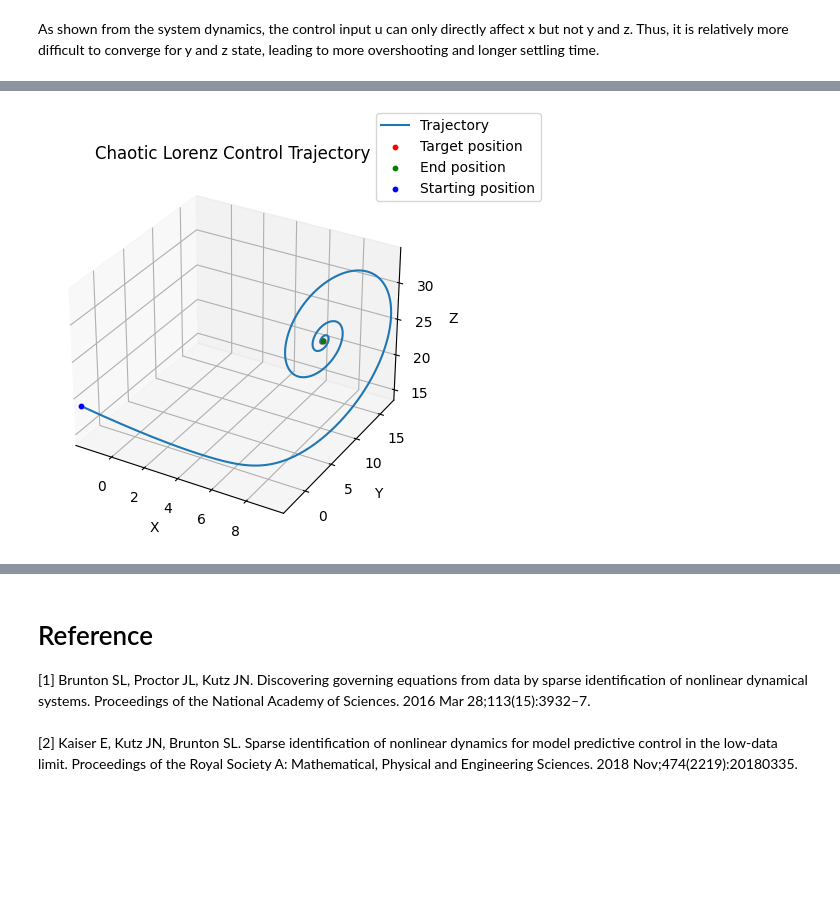
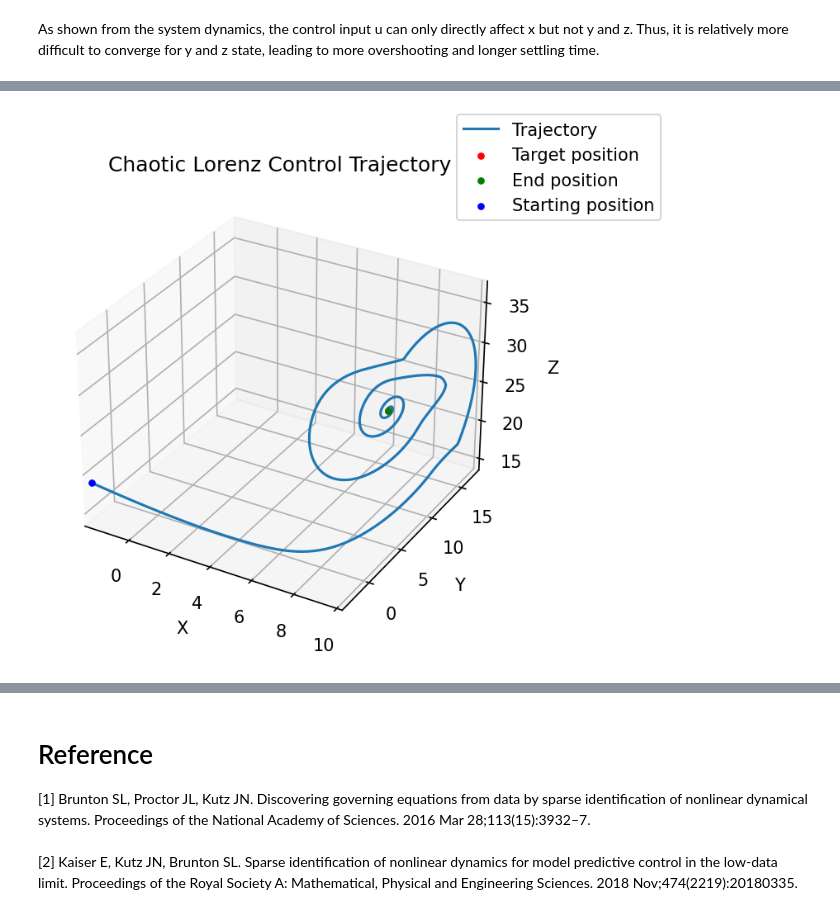
Before and after one commit to CyrusLiu20/Tutorial-SINDy-with-Model-Predictive-Control, a Jupyter notebook: PySINDy-MPC (SINDy with control).ipynb, the cells around one changed output, grey strips where cells are left out. Cells and saved outputs as stored; diff of their text form; code cells hidden in the pictures; blank space fills up the shorter version.

```diff
--- a/PySINDy-MPC (SINDy with control).ipynb
+++ b/PySINDy-MPC (SINDy with control).ipynb
@@ -220,11 +234,18 @@ system.train_data()
 system.model_fit()
 print("\nFull model coefficients")
 np.set_printoptions(threshold=np.inf, linewidth=300)
-print(system.model.coefficients())
+A_estimate = system.model.coefficients()
+A_true = np.array([[-sigma, sigma, 0.0, 1.0, 0.0, 0.0, 0.0, 0.0, 0.0, 0.0, 0.0, 0.0, 0.0, 0.0],
+                   [rho, -1.0, 0.0, 0.0, 0.0, 0.0, -1.0, 0.0, 0.0, 0.0, 0.0, 0.0, 0.0, 0.0],
+                   [0.0, 0.0, -beta, 0.0, 0.0, 1.0, 0.0, 0.0, 0.0, 0.0, 0.0, 0.0, 0.0, 0.0]])
+print(A_estimate)
 
-RHS = system.model.coefficients() @ states_mapped
+RHS_estimate = A_estimate @ states_mapped
+RHS_true = A_true @ states_mapped
+
 # Chaotic Lorenz system mapping from [x,y,z,u].T to [x,y,z]_dot.T
-f = ca.Function('f', [states, controls], [RHS])
+f_estimate = ca.Function('f_estimate', [states, controls], [RHS_estimate])
+f_true = ca.Function('f_true', [states, controls], [RHS_true])
 # %% [output]
 All terms in the feature library
 ['x0', 'x1', 'x2', 'x3', 'x0^2', 'x0 x1', 'x0 x2', 'x0 x3', 'x1^2', 'x1 x2', 'x1 x3', 'x2^2', 'x2 x3', 'x3^2']
@@ -248,6 +269,7 @@ The Runge-Kutta scheme is employed to forecast forthcoming states, which along w
 cost_fn = 0  # cost function
 g = X[:, 0] - P[:n_states]  # constraints in the equation
 
+skip_ratio = int(dt/dt_simulate)
 # Runge Kutta 4 numerical scheme
 for k in range(N):
     st = X[:, k]
@@ -258,13 +280,14 @@ for k in range(N):
         + (st - P[n_states:]).T @ Q @ (st - P[n_states:]) \
         + con.T @ R @ con
 
-    # Predict next state
     st_next = X[:, k+1]
-    k1 = f(st, con)
-    k2 = f(st + dt/2*k1, con)
-    k3 = f(st + dt/2*k2, con)
-    k4 = f(st + dt * k3, con)
-    st_next_RK4 = st + (dt / 6) * (k1 + 2 * k2 + 2 * k3 + k4)
+    for i in range(skip_ratio):
+        k1 = f_estimate(st, con)
+        k2 = f_estimate(st + dt_simulate/2*k1, con)
+        k3 = f_estimate(st + dt_simulate/2*k2, con)
+        k4 = f_estimate(st + dt_simulate * k3, con)
+        st_next_RK4 = st + (dt_simulate / 6) * (k1 + 2 * k2 + 2 * k3 + k4)
+        st = st_next_RK4
 
     g = ca.vertcat(g, st_next - st_next_RK4) # equality constraints
 # %% [markdown]
@@ -302,16 +325,16 @@ The constraints introduced in this notebook are arbitrarily chosen. Nevertheless
 lbx = ca.DM.zeros((n_states*(N+1) + n_controls*N, 1))
 ubx = ca.DM.zeros((n_states*(N+1) + n_controls*N, 1))
 
-lbx[0: n_states*(N+1): n_states] = -400     # X lower bound
+lbx[0: n_states*(N+1): n_states] = -10     # X lower bound
 lbx[1: n_states*(N+1): n_states] = -400     # Y lower bound
 lbx[2: n_states*(N+1): n_states] = -300     # z lower bound
 
 
-ubx[0: n_states*(N+1): n_states] = 400      # X upper bound
+ubx[0: n_states*(N+1): n_states] = 10      # X upper bound
 ubx[1: n_states*(N+1): n_states] = 400      # Y upper bound
 ubx[2: n_states*(N+1): n_states] = 500      # z upper bound
 
-lbx[n_states*(N+1):] = -200              # u lower bound for all u
+lbx[n_states*(N+1):] = -20              # u lower bound for all u
 ubx[n_states*(N+1):] = 200                # u upper bound for all u
 
 args = {
@@ -388,7 +413,7 @@ if __name__ == '__main__':
 
         states_hist, controls_hist, t_hist = store_history(states_hist,controls_hist,cost,X0,u_cat,t_hist,t0)
         X0 = ca.horzcat(X0[:, 1:],ca.reshape(X0[:, -1], -1, 1))
-        t0, states_init, u0 = next_timestep(dt, t0, states_init, u_cat, f)
+        t0, states_init, u0 = next_timestep(dt, t0, states_init, u_cat, f_true)
 
 
         t2 = time()
@@ -469,23 +494,24 @@ else:
 [interactive output not drawn]
 # %%
 # Final results
-fig = plt.figure(2)
-ax = fig.add_subplot(projection='3d')
+fig1 = plt.figure(2,dpi=150)
+
+ax = fig1.add_subplot(projection='3d')
 # Setting the axes properties
 ax.set_xlim3d([np.min(data_states[0,:]), np.max(data_states[0,:])])
 ax.set_xlabel('X')
 ax.set_ylim3d([np.min(data_states[1,:]), np.max(data_states[1,:])])
 ax.set_ylabel('Y')
 ax.set_zlim3d([np.min(data_states[2,:]), np.max(data_states[2,:])])
 ax.set_zlabel('Z')
 ax.set_title("Chaotic Lorenz Control Trajectory")
 ax.plot(data_states[0,:], data_states[1,:], data_states[2,:])
 ax.scatter(states_target[0], states_target[1], states_target[2], color='red', s=10)
 ax.scatter(data_states[0,-1], data_states[1,-1], data_states[2,-1], color='green', s=10)
 ax.scatter(data_states[0,0], data_states[1,0], data_states[2,0], color='blue', s=10)
-fig.legend(["Trajectory","Target position","End position","Starting position"])
+fig1.legend(["Trajectory","Target position","End position","Starting position"])
 plt.show()
 # %% [output]
-[figure, old version]
+[figure, new version]
 # %%
 def states_plot(t_train,x_train,t_hist,data):
```
Also changed, not shown: parts of 15 cells of this notebook, 2 other files.
